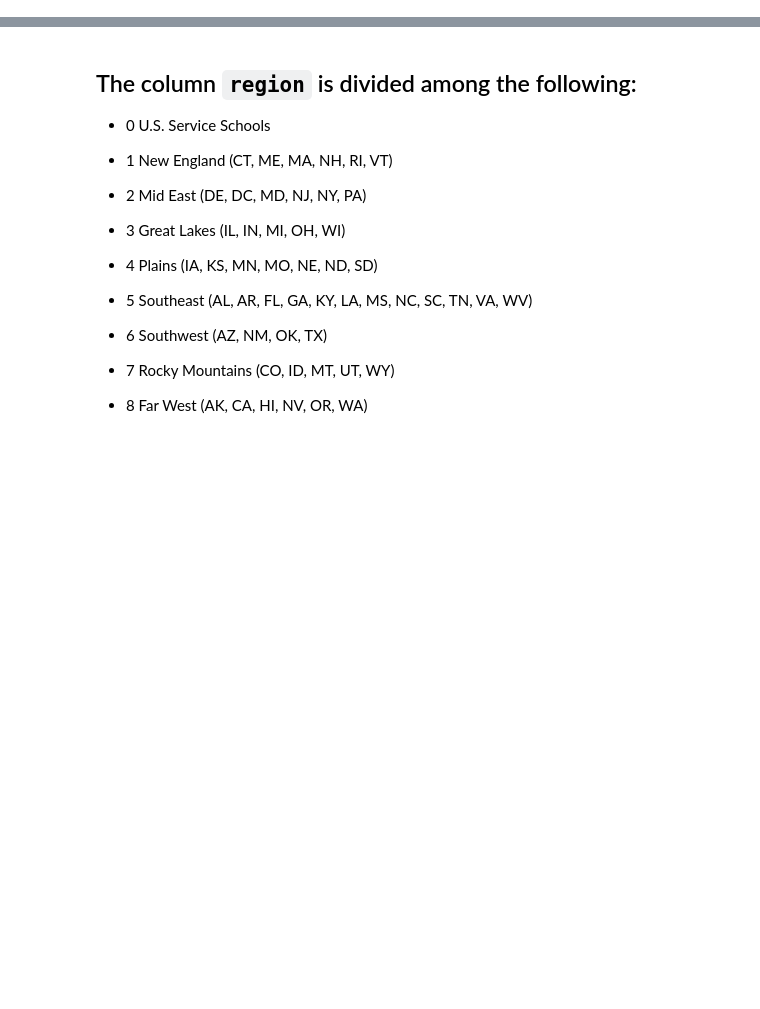
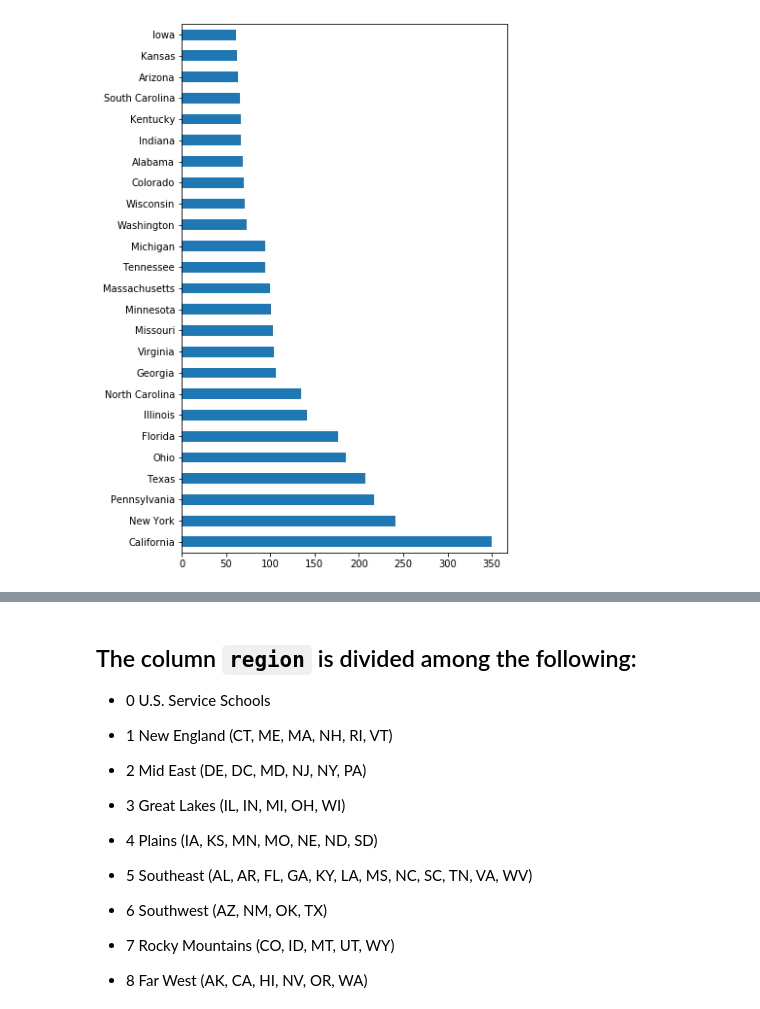
Before and after one commit to RaulCPena/storytelling, a Jupyter notebook: prepare_data.ipynb, the cells around one changed output, grey strips where cells are left out. Cells and saved outputs as stored; diff of their text form; code cells hidden in the pictures; blank space fills up the shorter version.

Commit message:
finalized visualizations

```diff
--- a/prepare_data.ipynb
+++ b/prepare_data.ipynb
@@ -16,0 +29,5 @@ df.shape
+# %%
+df['state'].value_counts().head(25).plot(kind='barh', figsize=(6,10))
+plt.savefig('lots_of_colleges')
+# %% [output]
+[figure, added]
```
Also changed, not shown: parts of 50 cells of this notebook.
